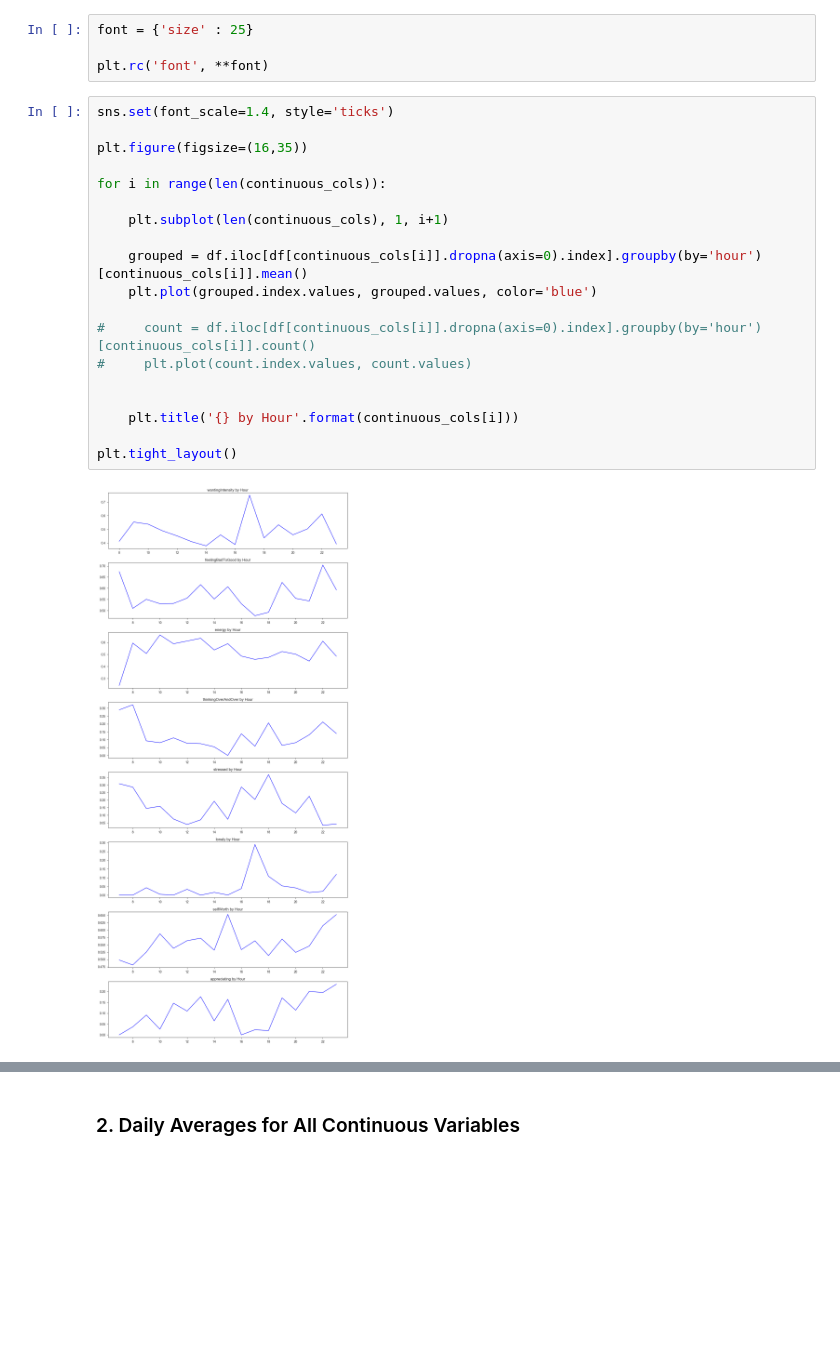
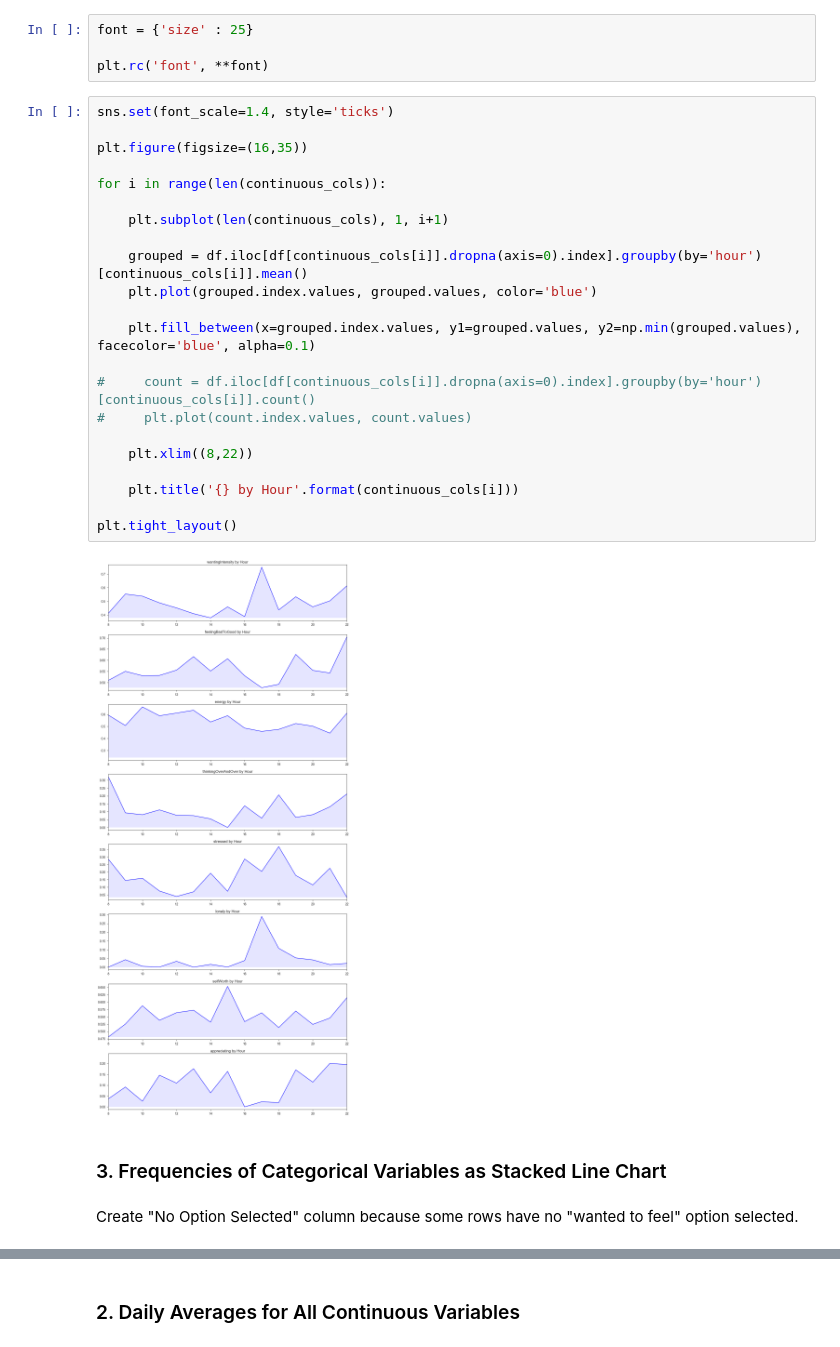
Before and after one commit to NathanZorndorf/self-qwantify-research, a Jupyter notebook: data-visualizations.ipynb, the cells around one changed output, grey strips where cells are left out. Drawn from its saved outputs; the diff is of its cells as text; blank space fills up the shorter version.

```diff
--- a/data-visualizations.ipynb
+++ b/data-visualizations.ipynb
@@ -136,21 +149,28 @@ plt.rc('font', **font)
 # %%
 sns.set(font_scale=1.4, style='ticks')
 
 plt.figure(figsize=(16,35))
 
 for i in range(len(continuous_cols)):
 
     plt.subplot(len(continuous_cols), 1, i+1)
 
     grouped = df.iloc[df[continuous_cols[i]].dropna(axis=0).index].groupby(by='hour')[continuous_cols[i]].mean()
     plt.plot(grouped.index.values, grouped.values, color='blue')
 
+    plt.fill_between(x=grouped.index.values, y1=grouped.values, y2=np.min(grouped.values), facecolor='blue', alpha=0.1)
+
 #     count = df.iloc[df[continuous_cols[i]].dropna(axis=0).index].groupby(by='hour')[continuous_cols[i]].count()
 #     plt.plot(count.index.values, count.values)
 
+    plt.xlim((8,22))
 
     plt.title('{} by Hour'.format(continuous_cols[i]))
 
 plt.tight_layout()
 # %% [output]
-[figure, old version]
+[figure, new version]
+# %% [markdown]
+### 3. Frequencies of Categorical Variables as Stacked Line Chart
+# %% [markdown]
+Create "No Option Selected" column because some rows have no "wanted to feel" option selected.
```
Also changed, not shown: parts of 18 cells of this notebook, 1 other file.
